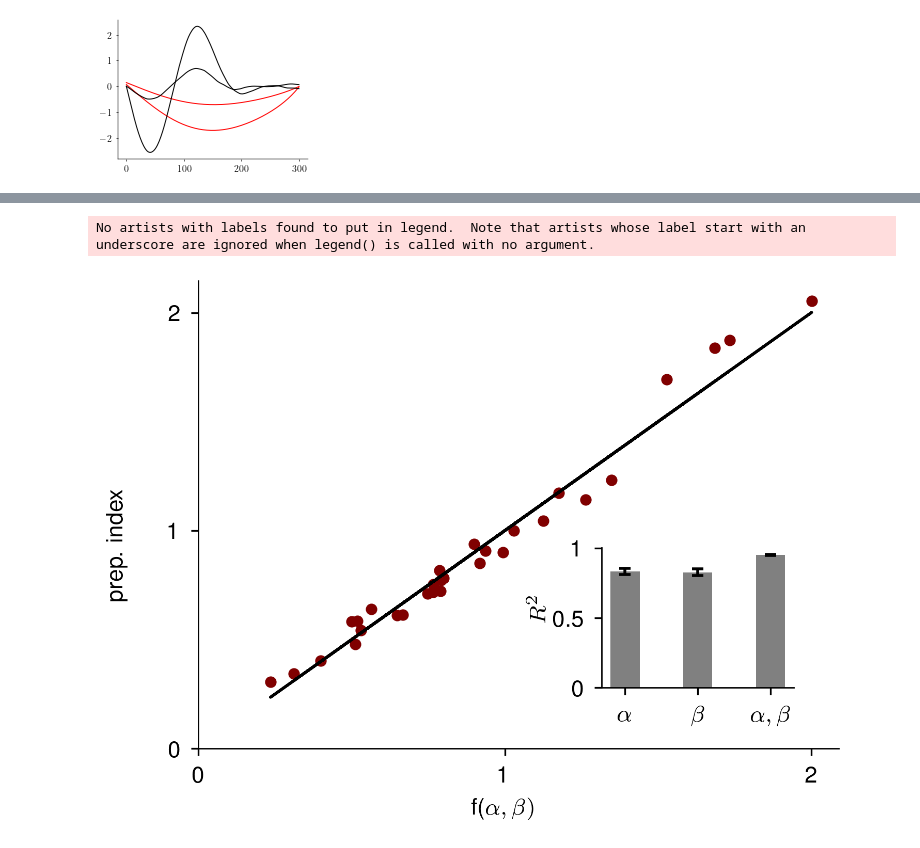
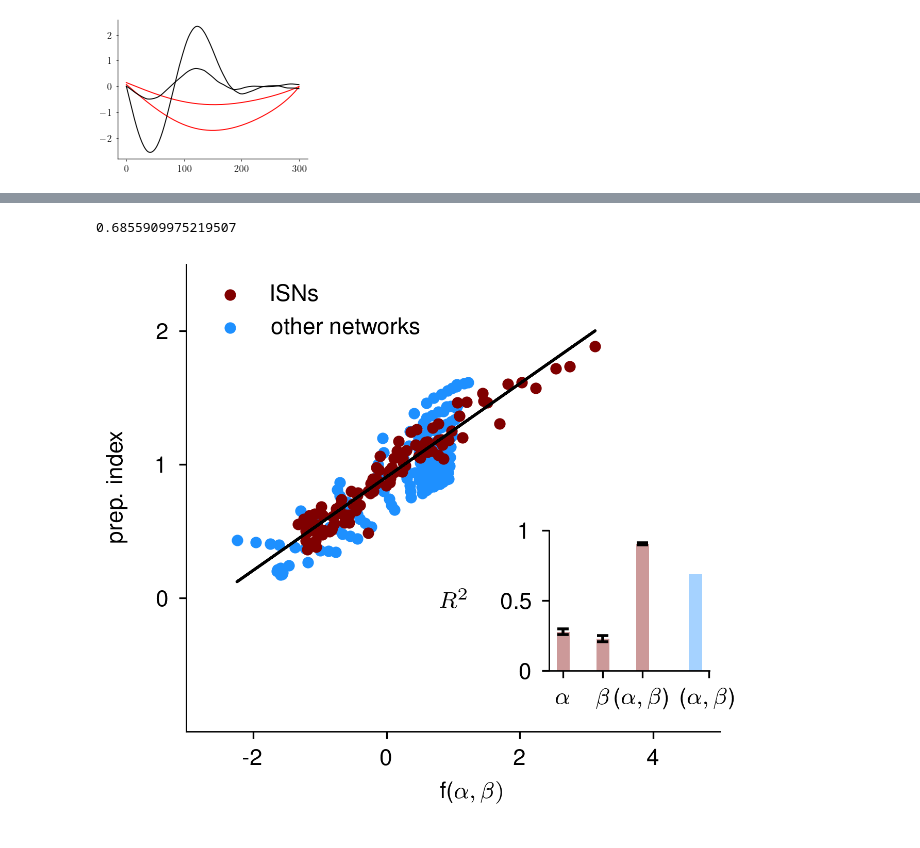
Before and after one commit to marineschimel/why-prep-2, a Jupyter notebook: notebooks/ctrl_analysis.ipynb, the cells around one changed output, grey strips where cells are left out. Drawn from its saved outputs; the diff is of its cells as text; code cells hidden in the pictures.

```diff
--- a/notebooks/ctrl_analysis.ipynb
+++ b/notebooks/ctrl_analysis.ipynb
@@ -406,19 +210,3 @@ plt.scatter(rdn_betas/(rdn_alphas)**expo, rdn_pis, color = "green", label = "Rdn
-# %%
-soc_alphas_c_binned = np.load("binned/soc_alphas_c.npy")
-soc_alphas_binned = np.load("binned/soc_alphas_c.npy")
-soc_betas_binned = np.load("binned/soc_betas.npy")
-soc_locs = np.load("binned/soc_norms.npy")
-rdn_alphas_c_binned = np.load("binned/rdn_alphas_c.npy")
-rdn_alphas_binned = np.load("binned/rdn_alphas_c.npy")
-rdn_betas_binned = np.load("binned/rdn_betas.npy")
-rdn_norms_binned = np.load("binned/rdn_norms.npy")
-skew_alphas_c_binned = np.load("binned/skew_alphas_c.npy")
-skew_alphas_binned = np.load("binned/skew_alphas_c.npy")
-skew_betas_binned = np.load("binned/skew_betas.npy")
-skew_norms_binned = np.load("binned/skew_norms.npy")
-prep_idces_skew = np.load("binned/skew_pis.npy")
-prep_idces_rdn = np.load("binned/rdn_pis.npy")
-prep_idces = np.load("binned/soc_pis.npy")
 # %%
 plt.scatter(soc_betas_binned/np.mean(soc_betas_binned), prep_idces, color = "red", label = "ISNs")
 plt.scatter(skew_betas_binned/np.mean(skew_betas_binned),prep_idces_skew, color = "blue", label = "Skews")
@@ -449,7 +240,7 @@ def transfo_g(g):
     return g
 
 def transfo_a(a):
-    return 0*a
+    return a
 
 
 def transfo_d(a):
@@ -1206,40 +738,49 @@ mean_bg, sem_bg = np.mean(cvs), np.std(cvs)/np.sqrt(5)
 # %%
 import scipy, sklearn
 from sklearn.linear_model import LinearRegression
 from mpl_toolkits.axes_grid1.inset_locator import inset_axes
 import matplotlib.lines as mlines
 import matplotlib.gridspec as gridspec
 import seaborn as sns
 from mpl_toolkits.axes_grid1 import make_axes_locatable
 
-
 cmap_yr = sns.color_palette("YlOrBr", as_cmap=True)
 reg_bg = LinearRegression().fit(z_bg_train, z_prep_train)
 #w = np.linalg.solve((all_abg.T@all_abg + 1E-6 * np.eye((np.shape(all_abg)[1]))), all_abg.T@all_prep_idces)
 w_bg = reg_bg.coef_.T
 b_bg = reg_bg.intercept_
 plt.figure(figsize = (4,3), dpi = 400)
+plt.axes().set_aspect('equal')
+plt.text(0.8, -4.5, "f($\\alpha, \\beta)$", size = fs)
+plt.text(-4.2, -0.6, "prep. index", size = fs, rotation = "vertical")
+plt.xlim(-3.5, 3.5)
+plt.ylim(-3.5, 3.5)
 #####################
-ax_1 =plt.gca().inset_axes([0.63, 0.13, 0.3, 0.3])
-ax_1.bar(0, mean_b, yerr=sem_b, width = 0.2, color='gray', ecolor='black', capsize=2,label="Prep.")
-ax_1.bar(0.5, mean_g,  yerr=sem_g, width = 0.2, color='gray', ecolor='black', capsize=2,label="Move")
-ax_1.bar(1, mean_bg,  yerr=sem_bg,width = 0.2, color='gray', ecolor='black', capsize=2,label="Move")
-ax_1.set_xticks([0, 0.5, 1], ["$\\alpha$", "$\\beta$", "$\\alpha, \\beta$"], size = fs_m1)
+ax_1 =plt.gca().inset_axes([0.68, 0.13, 0.3, 0.3])
+ax_1.bar(0, mean_b, yerr=sem_b, width = 0.2, color=color_soc, alpha = 0.4, ecolor='black', capsize=2,label="Prep.")
+ax_1.bar(0.6, mean_g,  yerr=sem_g, width = 0.2, color=color_soc, alpha = 0.4, ecolor='black', capsize=2,label="Move")
+ax_1.bar(1.2, mean_bg,  yerr=sem_bg,width = 0.2, color=color_soc, alpha = 0.4, ecolor='black', capsize=2,label="Move")
+ax_1.bar(2.0, score_others,width = 0.2, color=color_skew, alpha = 0.4, ecolor='black', capsize=2,label="Move")
+print(score_others)
+ax_1.set_xticks([0, 0.6, 1.2, 2.2], ["$\\alpha$", "$\\beta$", "($\\alpha, \\beta$)", "($\\alpha, \\beta$)"], size = fs_m1)
 ax_1.set_yticks([0, 0.5, 1], [0,0.5, 1], size = fs_m1)
 #######################
-plt.plot(z_bg@w_bg.T + b_bg, z_bg@w_bg.T + b_bg, 'k')
-plt.scatter(z_bg@w_bg.T + b_bg,z_prep, color = color_soc)
-plt.legend()
+plt.plot(bg@w_bg.T + b_bg,2*((bg@w_bg.T + b_bg)*std_p + mu_p) - 1.5, 'k')
+plt.scatter(z_bg_test@w_bg.T + b_bg, 2*((z_prep_test)*std_p + mu_p) - 1.5, color = color_skew, label = "other networks")
+plt.scatter(z_bg_train@w_bg.T + b_bg ,2*((z_prep_train*std_p + mu_p)) - 1.5,  color = color_soc, label = "ISNs")
+ax =plt.gca()
+handles, labels = ax.get_legend_handles_labels()
+ax.legend(reversed(handles), reversed(labels))
 #axes[2,-1].axis('off')
-plt.gca().set_xticks([0, 1,2], [0, 1,2], size = fs_m1)
-plt.gca().set_yticks([0, 1,2], [0, 1,2], size = fs_m1)
+plt.gca().set_yticks([-1.5,0.5,2.5], [0, 1, 2], size = fs_m1)
+plt.gca().set_xlim(-3, 5)
+plt.gca().set_xticks([-2, 0, 2, 4], [-2, 0, 2, 4], size = fs_m1)
 ########################
 #fig.text(0.22, 0.2, "$\\textrm{z}_\\alpha$", size = fs)
 #fig.text(0.08, 0.5, "$\\textrm{z}_\\beta$", size = fs, rotation = "vertical")
-plt.text(0.89, -0.3, "f($\\alpha, \\beta)$", size = fs)
-plt.text(-0.3, 0.7, "prep. index", size = fs, rotation = "vertical")
-plt.text(1.08, 0.6, "$R^2$", size = fs, rotation = "vertical")
-plt.savefig("test_just_isn_prep.pdf", bbox_inches="tight", dpi = 400)
+
+plt.text(0.8, -1.65, "$R^2$", size = fs)
+plt.savefig("test_just_isn_big.pdf", bbox_inches="tight", dpi = 400)
 # %% [output]
-No artists with labels found to put in legend.  Note that artists whose label start with an underscore are ignored when legend() is called with no argument.
+0.6855909975219507
-[figure, old version]
+[figure, new version]
```
Also changed, not shown: parts of 35 cells of this notebook, 17 other files.
